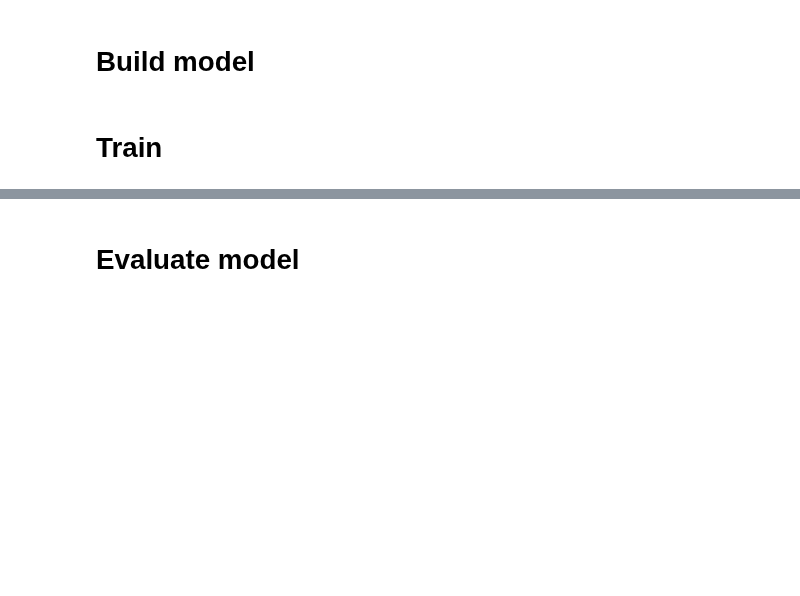
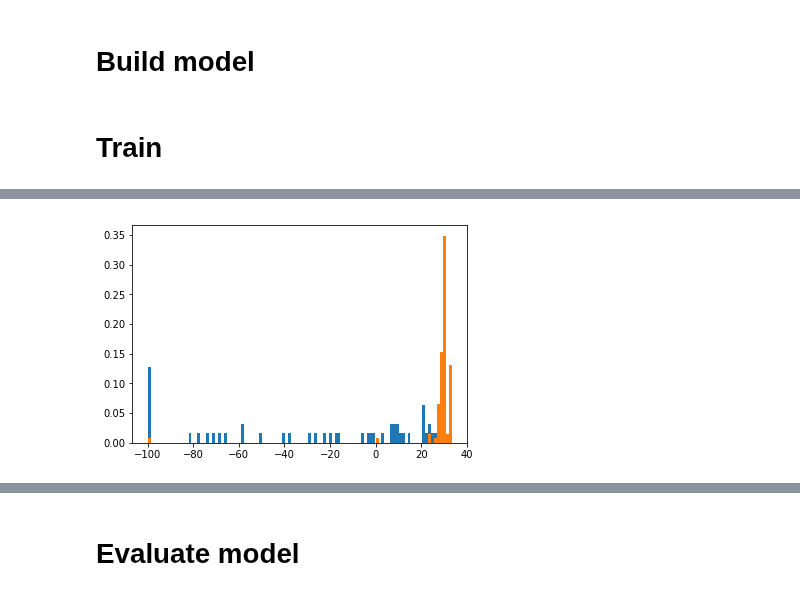
Before and after one commit to nvvaulin/gmm_segmentation, a Jupyter notebook: GMM_SEG.ipynb, the cells around one changed output, grey strips where cells are left out. Drawn from its saved outputs; the diff is of its cells as text; code cells hidden in the pictures; blank space fills up the shorter version.

```diff
--- a/GMM_SEG.ipynb
+++ b/GMM_SEG.ipynb
@@ -145,37 +144,54 @@ G_lr.set_value(np.float32(.1))
 # %%
 from sklearn.metrics import average_precision_score
+
+def get_pp_pn(l,pred):
+    r = .9
+    o = np.ones(len(l))
+    pn = o[(pred > r)&(l>0.9)].sum()/o[l>0.9].sum()
+    pp = o[(pred < r)&(l<0.1)].sum()/o[l<0.1].sum()
+    return pp,pn
 
 models_acc = []
 for j in range(0,15):
     train_loss=0
     train_acc=0
+    pp,pn = 0,0
     for i,batch in enumerate(data_generator(train_loader,epoch_size=100,shuffle=True)):
         res = train_fn(*batch)
         mask = (res[2]>0.9) | (res[2]<0.1)
         acc = average_precision_score(res[2][mask],res[3][mask])
         train_acc +=acc
         train_loss+=res[0]
-#         if(res[1] < .8):
+        r = get_pp_pn(res[2][mask],res[3][mask])
+        pp+=r[0]
+        pn+=r[1]
+#         if(res[0] > 1000 ):
 #             if( len(hard) < 1000):
 #                 hard.append(batch)
 #             else:
 #                 hard[cur] = batch
 #                 cur = (cur+1) % len(hard)
-#         for k in range(min(3,len(hard))):
-#             batch = hard[np.random.randint(0,len(hard))]
-#             res = train_fn(*batch)
-        print '\r epoch %i batch %i loss=%.2f ,acc=%.2f l=%.2f a=%.2f'%(j,i,train_loss/float(i+1),train_acc/float(i+1),res[0],acc),
+        for k in range(min(3,len(hard))):
+            batch = hard[np.random.randint(0,len(hard))]
+            res = train_fn(*batch)
+        print '\r epoch %i batch %i loss=%.2f ,acc=%.2f,pp=%.2f,pn=%.2f, l=%.2f a=%.2f'%\
+        (j,i,train_loss/float(i+1),train_acc/float(i+1),pp/float(i+1),pn/float(i+1),res[0],acc),
     print ''
 
     train_loss=0
     train_acc=0
-    for i,batch in enumerate(data_generator(test_loader,shuffle=False)):
+    pp,pn = 0,0
+    for i,batch in enumerate(data_generator(train_loader,epoch_size=500,shuffle=True)):
         res = test_fn(*batch)
         mask = (res[2]>0.9) | (res[2]<0.1)
         acc = average_precision_score(res[2][mask],res[3][mask])
+        r = get_pp_pn(res[2][mask],res[3][mask])
+        pp+=r[0]
+        pn+=r[1]
         train_acc +=acc
         train_loss+=res[0]
-        print '\r test batch %i loss=%.2f ,acc=%.2f l=%.2f a=%.2f,'%(i,train_loss/float(i+1),train_acc/float(i+1),res[0],acc),
+        print '\r test batch %i loss=%.2f ,acc=%.2f,pp=%.2f,pn=%.2f, l=%.2f a=%.2f,'%\
+        (i,train_loss/float(i+1),train_acc/float(i+1),pp/float(i+1),pn/float(i+1),res[0],acc),
     models_acc.append(train_acc)
     print ''
 
@@ -188 +217,15 @@ for j in range(0,15):
 KeyboardInterrupt:
+# %%
+for i,batch in enumerate(data_generator(test_loader,epoch_size=50,shuffle=False)):
+    res = test_fn(*batch)
+    if(i == 0):
+        p =res[-1]
+        n = res[-2]
+    p = np.concatenate((p,res[-1]))
+    n = np.concatenate((n,res[-2]))
+# %%
+plt.hist(np.clip(res[-1],-100,100),100,normed=True)
+plt.hist(np.clip(res[-2],-100,100),100,normed=True)
+plt.show()
+# %% [output]
+[figure, added]
```
Also changed, not shown: parts of 26 cells of this notebook, 10 other files.
